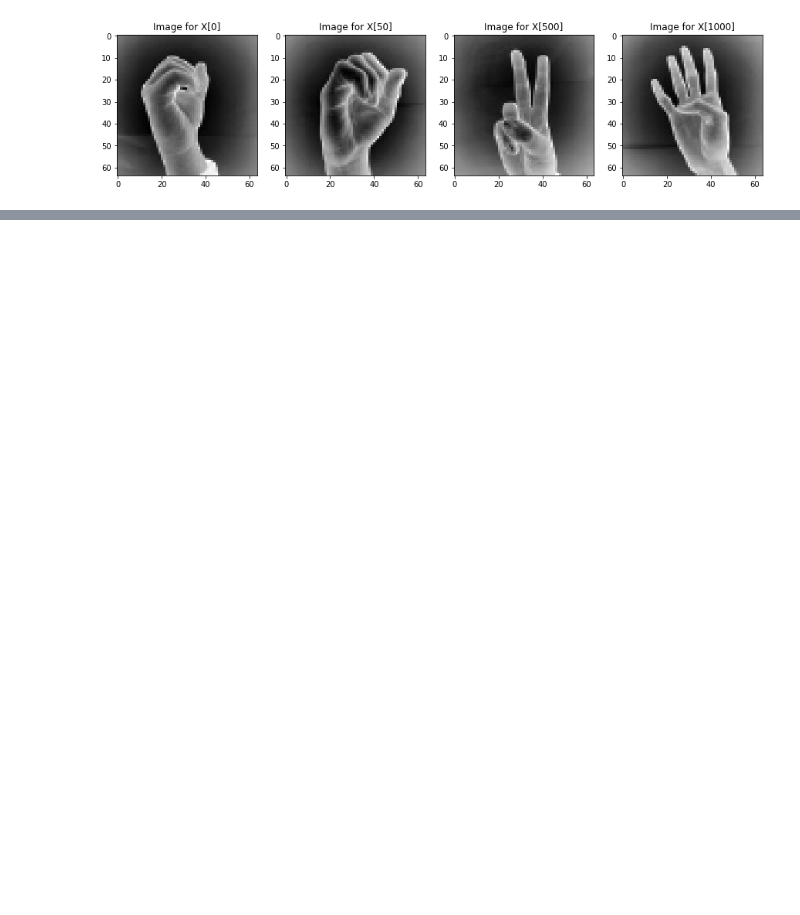
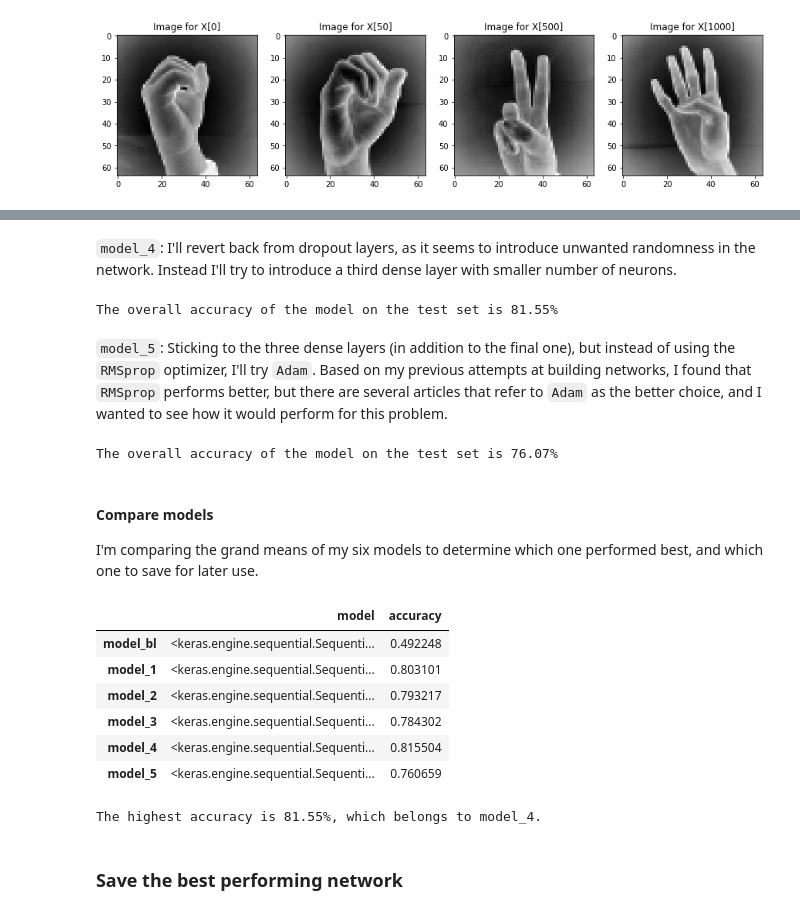
Before and after one commit to szigony/ceu-dl-with-python, a Jupyter notebook: assignments/Patrik_Szigeti-DL_05_Home_Assignment_1.ipynb, the cells around one changed output, grey strips where cells are left out. Saved outputs shown, nothing was run; the diff lists cells and outputs as text; code cells hidden in the pictures; blank space fills up the shorter version.

```diff
--- a/assignments/Patrik_Szigeti-DL_05_Home_Assignment_1.ipynb
+++ b/assignments/Patrik_Szigeti-DL_05_Home_Assignment_1.ipynb
@@ -153,6 +172,6 @@ The accuracy of the baseline model on the test set is 42.83%
 # %%
-def network_build(dense_layers=1, dense_units=[128], input_dim=input_dim, activation='relu', dropout_layers=True,
-                  dropout_ratio=[0.3], output_dim=output_dim):
+def network_build(dense_layers=1, dense_units=[128], input_dim=input_dim, dropout_layers=True, dropout_ratio=[0.3],
+                  activation='relu', output_dim=output_dim):
     '''This function builds a dynamic dense network based on the provided inputs.'''
 
     # Error handling
@@ -164,7 +183,7 @@ def network_build(dense_layers=1, dense_units=[128], input_dim=input_dim, activa
         if len(dropout_ratio) != 0 and len(dense_units) != len(dropout_ratio):
             raise ValueError('The number of dropout layers must be the same as the number of dense layers.')
 
-    # Build the model
+    # Model building
     model = Sequential()
     for i in range(0, dense_layers):
         model.add(Dense(units=dense_units[i], input_dim=input_dim, activation=activation))
@@ -195,0 +280,61 @@ The accuracy of the model on the test set is 80.23%
+# %% [markdown]
+`model_4`: I'll revert back from dropout layers, as it seems to introduce unwanted randomness in the network. Instead I'll try to introduce a third dense layer with smaller number of neurons.
+# %%
+m4_model, m4_accuracy = compile_fit_evaluate_network(
+    model=network_build(
+        dense_layers=3,
+        dense_units=[512, 128, 32],
+        dropout_layers=False
+    ),
+    X_train=X_train,
+    y_train=y_train,
+    X_test=X_test,
+    y_test=y_test
+)
+
+model_accuracies.update({'model_4': {'model': m4_model, 'accuracy': m4_accuracy}})
+# %% [output]
+The overall accuracy of the model on the test set is 81.55%
+# %% [markdown]
+`model_5`: Sticking to the three dense layers (in addition to the final one), but instead of using the `RMSprop` optimizer, I'll try `Adam`. Based on my previous attempts at building networks, I found that `RMSprop` performs better, but there are several articles that refer to `Adam` as the better choice, and I wanted to see how it would perform for this problem.
+# %%
+m5_model, m5_accuracy = compile_fit_evaluate_network(
+    model=network_build(
+        dense_layers=3,
+        dense_units=[512, 128, 32],
+        dropout_layers=False
+    ),
+    X_train=X_train,
+    y_train=y_train,
+    X_test=X_test,
+    y_test=y_test,
+    optimizer=Adam()
+)
+
+model_accuracies.update({'model_5': {'model': m5_model, 'accuracy': m5_accuracy}})
+# %% [output]
+The overall accuracy of the model on the test set is 76.07%
+# %% [markdown]
+#### Compare models <a class="anchor" id="compare-models"></a>
+
+I'm comparing the grand means of my six models to determine which one performed best, and which one to save for later use.
+# %%
+df_model_accuracies = pd.DataFrame(data=model_accuracies).T
+df_model_accuracies
+# %% [output]
+|  | model | accuracy |
+| model_bl | <keras.engine.sequential.Sequenti... | 0.492248 |
+| model_1 | <keras.engine.sequential.Sequenti... | 0.803101 |
+| model_2 | <keras.engine.sequential.Sequenti... | 0.793217 |
+| model_3 | <keras.engine.sequential.Sequenti... | 0.784302 |
+| model_4 | <keras.engine.sequential.Sequenti... | 0.815504 |
+| model_5 | <keras.engine.sequential.Sequenti... | 0.760659 |
+# %%
+highest_accuracy = max(df_model_accuracies['accuracy'])
+highest_accuracy_model = ''.join(df_model_accuracies[df_model_accuracies['accuracy'] == highest_accuracy].index.tolist())
+
+print('The highest accuracy is ' + '{:.2%}'.format(highest_accuracy) + ', which belongs to ' + highest_accuracy_model + '.')
+# %% [output]
+The highest accuracy is 81.55%, which belongs to model_4.
+# %% [markdown]
+### Save the best performing network <a class="anchor" id="save-network"></a>
```
Also changed, not shown: parts of 26 cells of this notebook, 1 other file.
